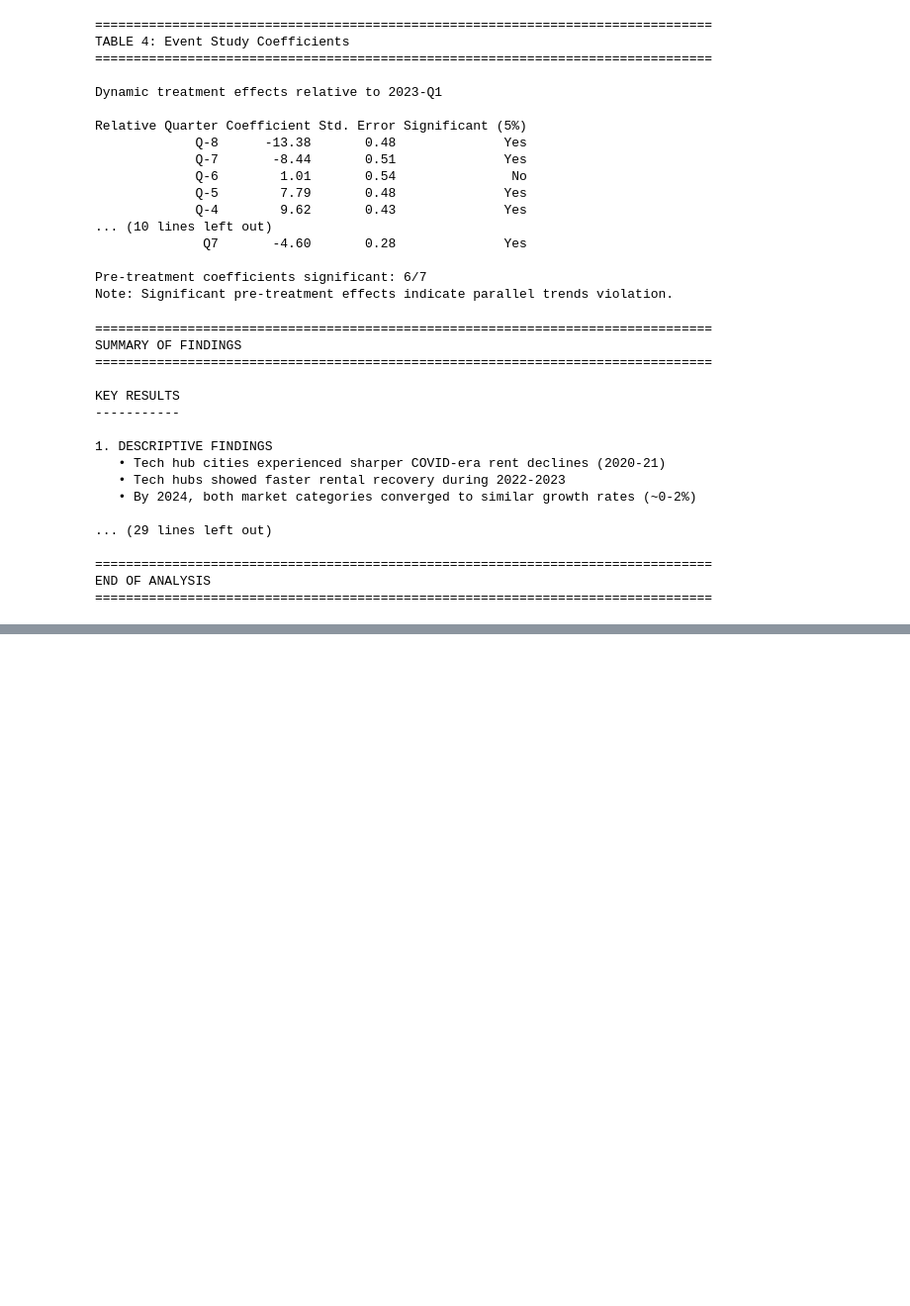
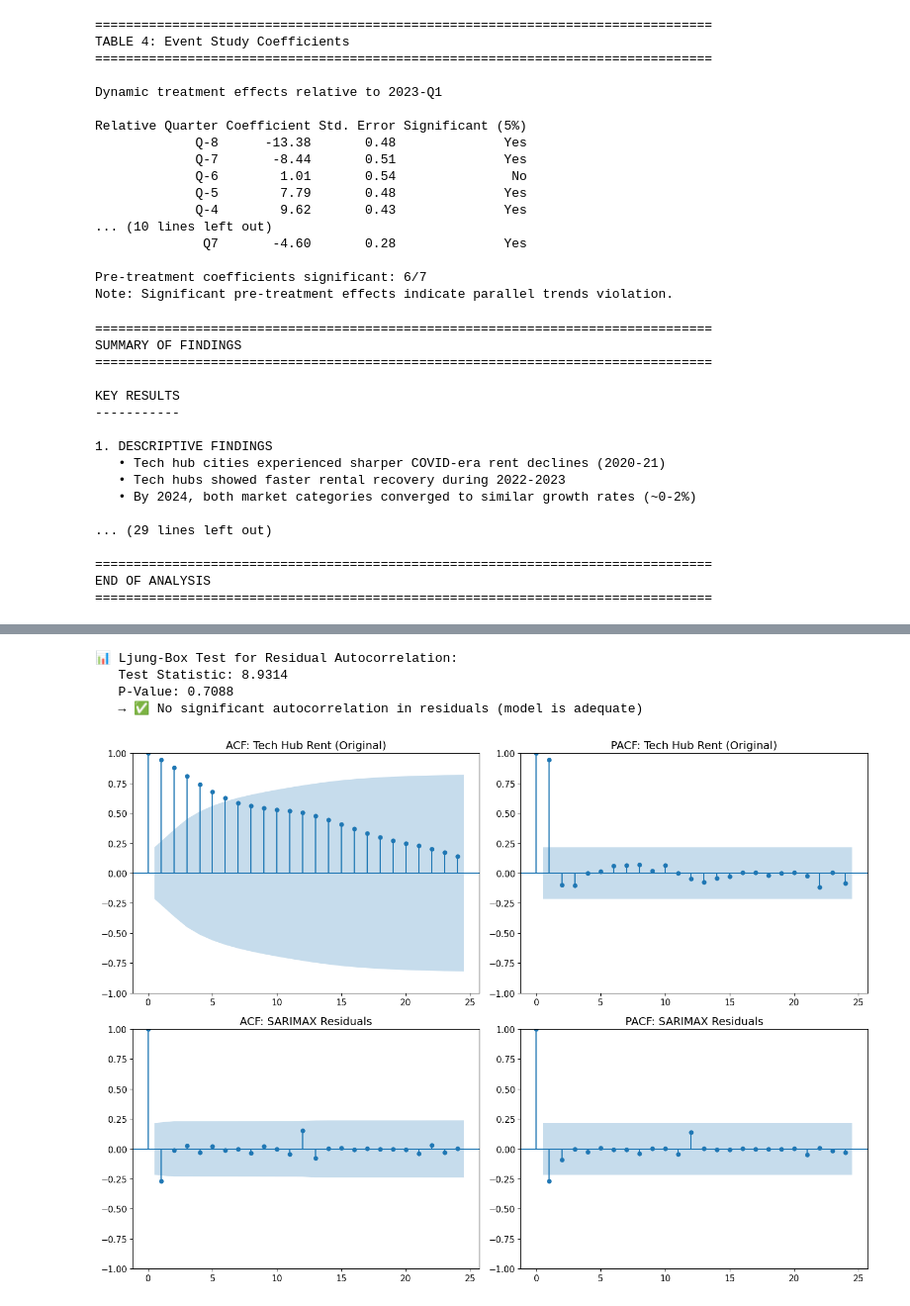
Before and after one commit to davidcao43/Research-Analysis, a Jupyter notebook: Notebook/Housing EDA Claude.ipynb, the cells around one changed output, grey strips where cells are left out. Shown at 99% size. Cells and saved outputs as stored; diff of their text form; code cells hidden in the pictures; blank space fills up the shorter version.

```diff
--- a/Notebook/Housing EDA Claude.ipynb
+++ b/Notebook/Housing EDA Claude.ipynb
@@ -2094,0 +2404,40 @@ END OF ANALYSIS
+# %%
+# =============================================================================
+# 11.3b ACF/PACF Diagnostic Plots
+# =============================================================================
+# Check for autocorrelation in residuals
+
+fig, axes = plt.subplots(2, 2, figsize=(14, 10))
+
+# Original series ACF/PACF
+plot_acf(y.dropna(), ax=axes[0, 0], lags=24, title='ACF: Tech Hub Rent (Original)')
+plot_pacf(y.dropna(), ax=axes[0, 1], lags=24, title='PACF: Tech Hub Rent (Original)')
+
+# Residuals ACF/PACF (if model fitted successfully)
+try:
+    residuals = results_sarimax.resid
+    plot_acf(residuals.dropna(), ax=axes[1, 0], lags=24, title='ACF: SARIMAX Residuals')
+    plot_pacf(residuals.dropna(), ax=axes[1, 1], lags=24, title='PACF: SARIMAX Residuals')
+
+    # Ljung-Box test for residual autocorrelation
+    from statsmodels.stats.diagnostic import acorr_ljungbox
+    lb_test = acorr_ljungbox(residuals.dropna(), lags=[12], return_df=True)
+    print("\n📊 Ljung-Box Test for Residual Autocorrelation:")
+    print(f"   Test Statistic: {lb_test['lb_stat'].values[0]:.4f}")
+    print(f"   P-Value: {lb_test['lb_pvalue'].values[0]:.4f}")
+    if lb_test['lb_pvalue'].values[0] > 0.05:
+        print("   → ✅ No significant autocorrelation in residuals (model is adequate)")
+    else:
+        print("   → ⚠️ Significant autocorrelation remains (consider different model)")
+except:
+    axes[1, 0].text(0.5, 0.5, 'Model not fitted', ha='center', va='center', fontsize=12)
+    axes[1, 1].text(0.5, 0.5, 'Model not fitted', ha='center', va='center', fontsize=12)
+
+plt.tight_layout()
+plt.show()
+# %% [output]
+📊 Ljung-Box Test for Residual Autocorrelation:
+   Test Statistic: 8.9314
+   P-Value: 0.7088
+   → ✅ No significant autocorrelation in residuals (model is adequate)
+[figure, added]
```
Also changed, not shown: parts of 15 cells of this notebook.
